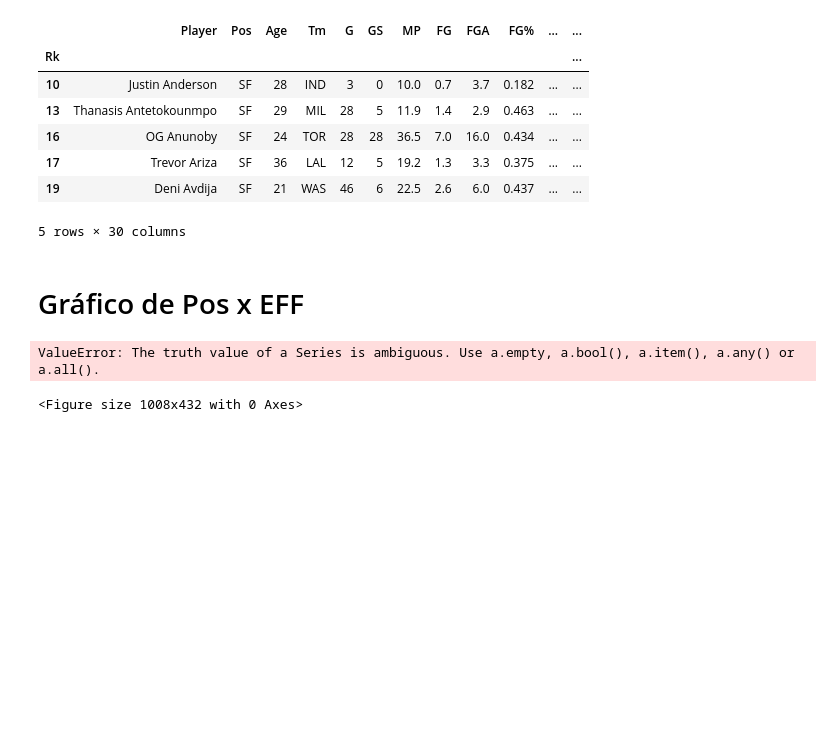
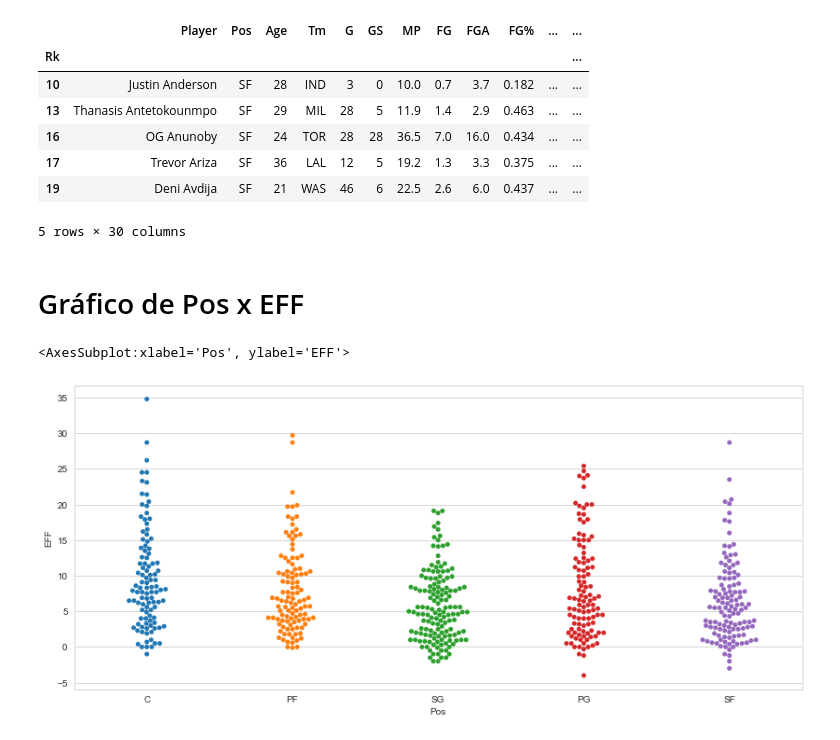
Before and after one commit to LinJTF/NBA_prediction, a Jupyter notebook: ProjectNBA.ipynb, the cells around one changed output. Drawn from its saved outputs; the diff is of its cells as text; code cells hidden in the pictures; blank space fills up the shorter version.

```diff
--- a/ProjectNBA.ipynb
+++ b/ProjectNBA.ipynb
@@ -207,7 +300,7 @@ players_SF.head()
 #  Gráfico de Pos x EFF
 # %%
 plt.figure(figsize=(14, 6))
-sns.swarmplot(x=['players_SF'], y=['EFF'], data=players)
+sns.swarmplot(x='Pos', y='EFF', data=players)
 # %% [output]
-ValueError: The truth value of a Series is ambiguous. Use a.empty, a.bool(), a.item(), a.any() or a.all().
+<AxesSubplot:xlabel='Pos', ylabel='EFF'>
-<Figure size 1008x432 with 0 Axes>
+[figure, added]
```
Also changed, not shown: parts of 10 cells of this notebook.
